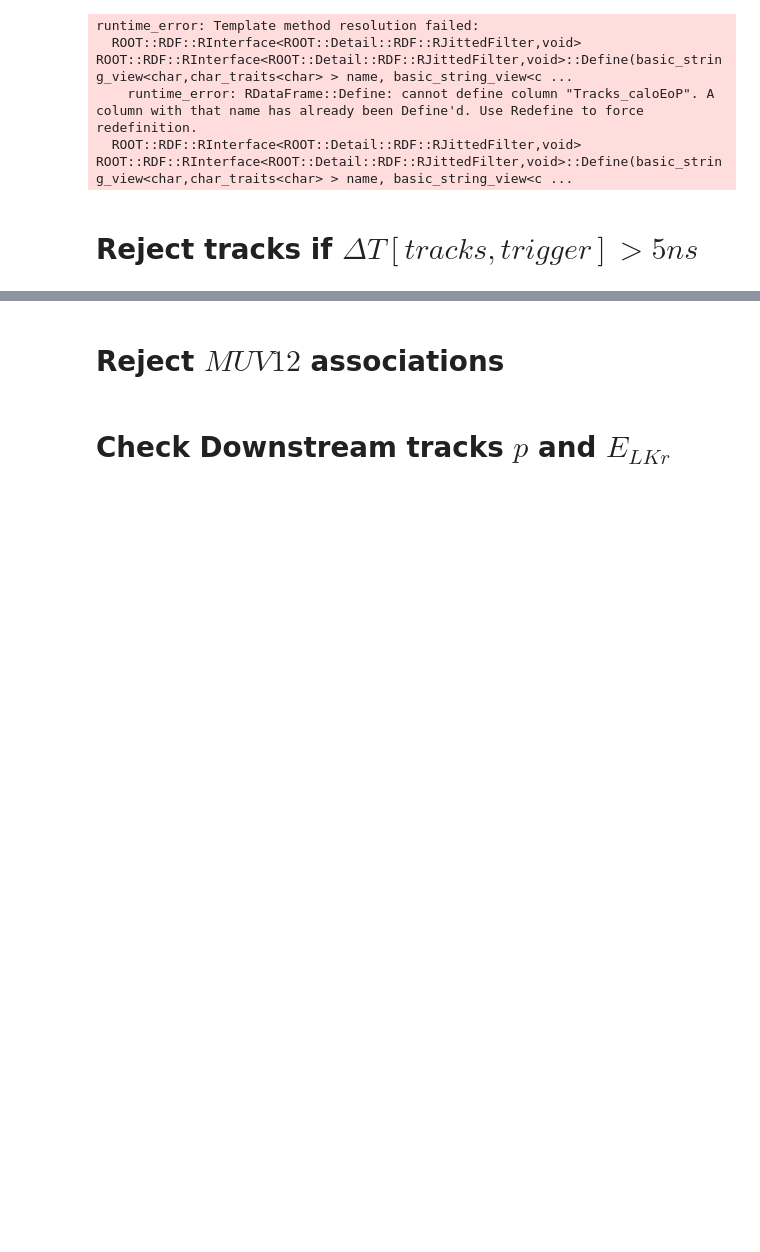
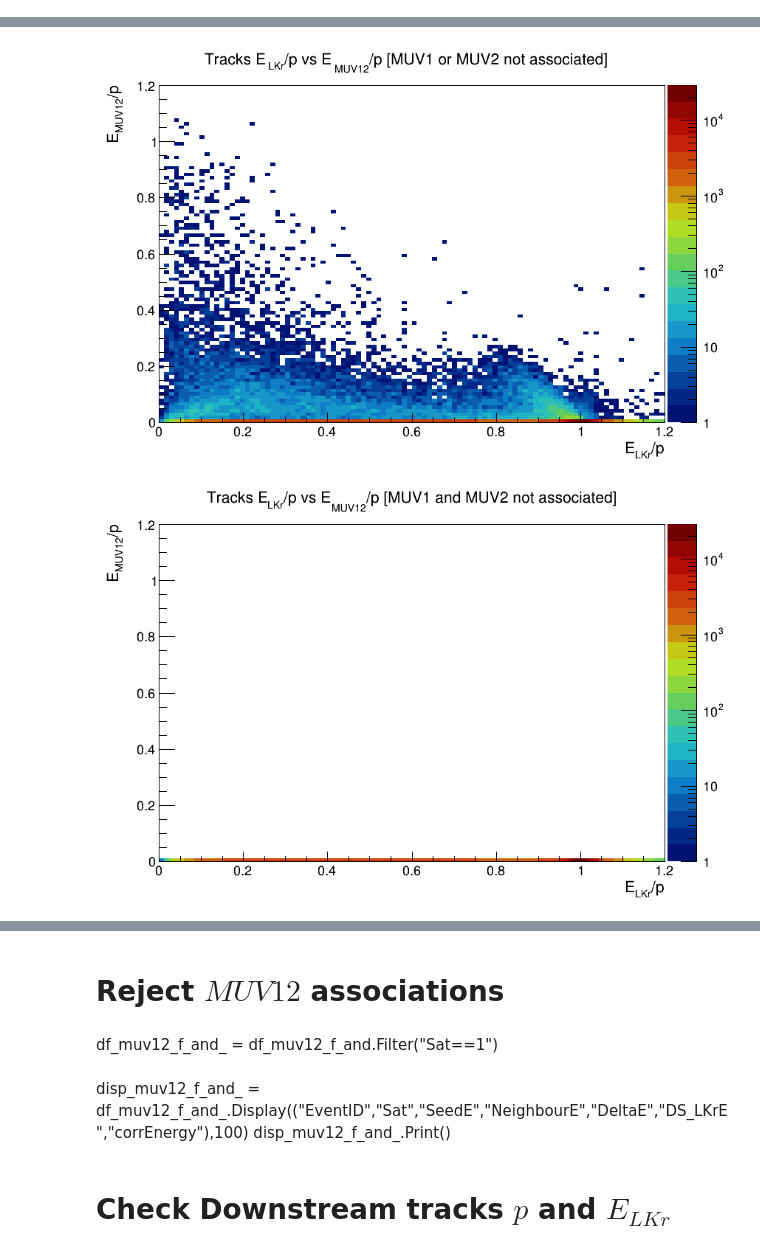
Before and after one commit to slezki/CheckForSaturatedEvents, a Jupyter notebook: checkSaturatedEvents.ipynb, the cells around one changed output, grey strips where cells are left out. Saved outputs shown, nothing was run; the diff lists cells and outputs as text; code cells hidden in the pictures; blank space fills up the shorter version.

```diff
--- a/checkSaturatedEvents.ipynb
+++ b/checkSaturatedEvents.ipynb
@@ -66,14 +43,3 @@ df_skim = df_skim.Define("Tracks_muv12E_subs","Tracks_CaloE-Tracks_lkrE")
 df_skim = df_skim.Define("Tracks_muv12EoP","Tracks_muv12E/Tracks_p")
 df_skim = df_skim.Define("Tracks_muv12EoP_subs","Tracks_muv12E_subs/Tracks_p")
 df_skim = df_skim.Define("BestClusterEOP","BestClusterEnergy/Tracks_p")
-df_skim = df_skim.Define("Tracks_assocTime","Tracks_CHODTimeExist ? Tracks_CHODTime : Tracks_NewCHODTime")
-df_skim = df_skim.Define("DeltaE_CorrNative","fabs(BestClusterEnergy-Tracks_lkrE)")
-df_skim = df_skim.Define("Sat","PossibleSaturation")
-df_skim = df_skim.Define("NeighbourE","HighestNeighbourEnergy")
-df_skim = df_skim.Define("DS_LKrE","Tracks_lkrE")
-df_skim = df_skim.Define("BestClusE","BestClusterEnergy")
-# %% [output]
-runtime_error: Template method resolution failed:
-  ROOT::RDF::RInterface<ROOT::Detail::RDF::RJittedFilter,void> ROOT::RDF::RInterface<ROOT::Detail::RDF::RJittedFilter,void>::Define(basic_string_view<char,char_traits<char> > name, basic_string_view<c ...
-    runtime_error: RDataFrame::Define: cannot define column "Tracks_caloEoP". A column with that name has already been Define'd. Use Redefine to force redefinition.
-  ROOT::RDF::RInterface<ROOT::Detail::RDF::RJittedFilter,void> ROOT::RDF::RInterface<ROOT::Detail::RDF::RJittedFilter,void>::Define(basic_string_view<char,char_traits<char> > name, basic_string_view<c ...
@@ -82,2 +54,0 @@ df_skim = df_skim.Define("corrEnergy","Cluster_correctedEnergy")
-# %% [markdown]
-# Reject tracks if $\Delta T[tracks,trigger] > 5 ns$
@@ -85,0 +55,47 @@ df_skim = df_skim.Filter("fabs(Tracks_assocTime - Trigger_Time) < 5")
+# %%
+df_muv12_f_or = df_skim.Filter("Tracks_MUV1AssociationExists==0 || Tracks_MUV2AssociationExists==0")
+df_muv12_f_and = df_skim.Filter("Tracks_MUV1AssociationExists==0 && Tracks_MUV2AssociationExists==0")
+df_muv12_t = df_skim.Filter("Tracks_MUV1AssociationExists==1 && Tracks_MUV2AssociationExists==1")
+# %%
+lkrVSmuv12_EoP_fOr = df_muv12_f_or.Histo2D(("lkrVSmuv12_EoP_fOr","lkrVSmuv12_EoP_fOr",100,0,1.2,100,0,1.2),"Tracks_lkrEoP","Tracks_muv12EoP")
+clkrVSmuv12_EoP_fOr = ROOT.TCanvas("clkrVSmuv12_EoP_fOr","clkrVSmuv12_EoP_fOr",860,600)
+clkrVSmuv12_EoP_fOr.SetLogz()
+ROOT.gStyle.SetOptStat(0)
+ROOT.gStyle.SetPalette(ROOT.kRainBow)
+lkrVSmuv12_EoP_fOr.SetTitle("Tracks E_{LKr}/p vs E_{MUV12}/p [MUV1 or MUV2 not associated]")
+lkrVSmuv12_EoP_fOr.GetXaxis().SetTitleSize(0.04)
+lkrVSmuv12_EoP_fOr.GetYaxis().SetTitleSize(0.04)
+lkrVSmuv12_EoP_fOr.SetXTitle("E_{LKr}/p")
+lkrVSmuv12_EoP_fOr.SetYTitle("E_{MUV12}/p")
+lkrVSmuv12_EoP_fOr.Draw("COLZ")
+clkrVSmuv12_EoP_fOr.Draw()
+clkrVSmuv12_EoP_fOr.SaveAs("./"+saveDir+"/lkrVSmuv12_EoP_fOr.png")
+
+lkrVSmuv12_EoP_fAnd = df_muv12_f_and.Histo2D(("lkrVSmuv12_EoP_fAnd","lkrVSmuv12_EoP_fAnd",100,0,1.2,100,0,1.2),"Tracks_lkrEoP","Tracks_muv12EoP")
+clkrVSmuv12_EoP_fAnd = ROOT.TCanvas("clkrVSmuv12_EoP_fAnd","clkrVSmuv12_EoP_fAnd",860,600)
+clkrVSmuv12_EoP_fAnd.SetLogz()
+ROOT.gStyle.SetOptStat(0)
+ROOT.gStyle.SetPalette(ROOT.kRainBow)
+lkrVSmuv12_EoP_fAnd.SetTitle("Tracks E_{LKr}/p vs E_{MUV12}/p [MUV1 and MUV2 not associated]")
+lkrVSmuv12_EoP_fAnd.GetXaxis().SetTitleSize(0.04)
+lkrVSmuv12_EoP_fAnd.GetYaxis().SetTitleSize(0.04)
+lkrVSmuv12_EoP_fAnd.SetXTitle("E_{LKr}/p")
+lkrVSmuv12_EoP_fAnd.SetYTitle("E_{MUV12}/p")
+lkrVSmuv12_EoP_fAnd.Draw("COLZ")
+clkrVSmuv12_EoP_fAnd.Draw()
+clkrVSmuv12_EoP_fAnd.SaveAs("./"+saveDir+"/lkrVSmuv12_EoP_fAnd.png")
+
+lkrVSmuv12_EoP_t = df_muv12_t.Histo2D(("lkrVSmuv12_EoP_t","lkrVSmuv12_EoP_t",100,0,1.2,100,0,1.2),"Tracks_lkrEoP","Tracks_muv12EoP")
+clkrVSmuv12_EoP_t = ROOT.TCanvas("clkrVSmuv12_EoP_t","clkrVSmuv12_EoP_t",860,600)
+clkrVSmuv12_EoP_t.SetLogz()
+ROOT.gStyle.SetOptStat(0)
+ROOT.gStyle.SetPalette(ROOT.kRainBow)
+lkrVSmuv12_EoP_t.SetTitle("Tracks E_{LKr}/p vs E_{MUV12}/p [MUV1 and MUV2 associated]")
+lkrVSmuv12_EoP_t.GetXaxis().SetTitleSize(0.04)
+lkrVSmuv12_EoP_t.GetYaxis().SetTitleSize(0.04)
+lkrVSmuv12_EoP_t.SetXTitle("E_{LKr}/p")
+lkrVSmuv12_EoP_t.SetYTitle("E_{MUV12}/p")
+lkrVSmuv12_EoP_t.Draw("COLZ")
+clkrVSmuv12_EoP_t.Draw()
+clkrVSmuv12_EoP_t.SaveAs("./"+saveDir+"/lkrVSmuv12_EoP_t.png")
+# %% [output]
@@ -85,0 +108,2 @@ df_skim = df_skim.Filter("fabs(Tracks_assocTime - Trigger_Time) < 5")
+[figure, added]
+[figure, added]
@@ -87,6 +112,11 @@ df_skim = df_skim.Filter("fabs(Tracks_assocTime - Trigger_Time) < 5")
 # Reject $MUV12$ associations
 # %%
 df_muv12_f_and = df_skim.Filter("Tracks_MUV1AssociationExists==0 && Tracks_MUV2AssociationExists==0")
+# %% [markdown]
+df_muv12_f_and_ = df_muv12_f_and.Filter("Sat==1")
+# %% [markdown]
+disp_muv12_f_and_ = df_muv12_f_and_.Display(("EventID","Sat","SeedE","NeighbourE","DeltaE","DS_LKrE","corrEnergy"),100)
+disp_muv12_f_and_.Print()
 # %% [markdown]
 # Check Downstream tracks $p$ and $E_{LKr}$
 # %%
```
Also changed, not shown: parts of 26 cells of this notebook.
